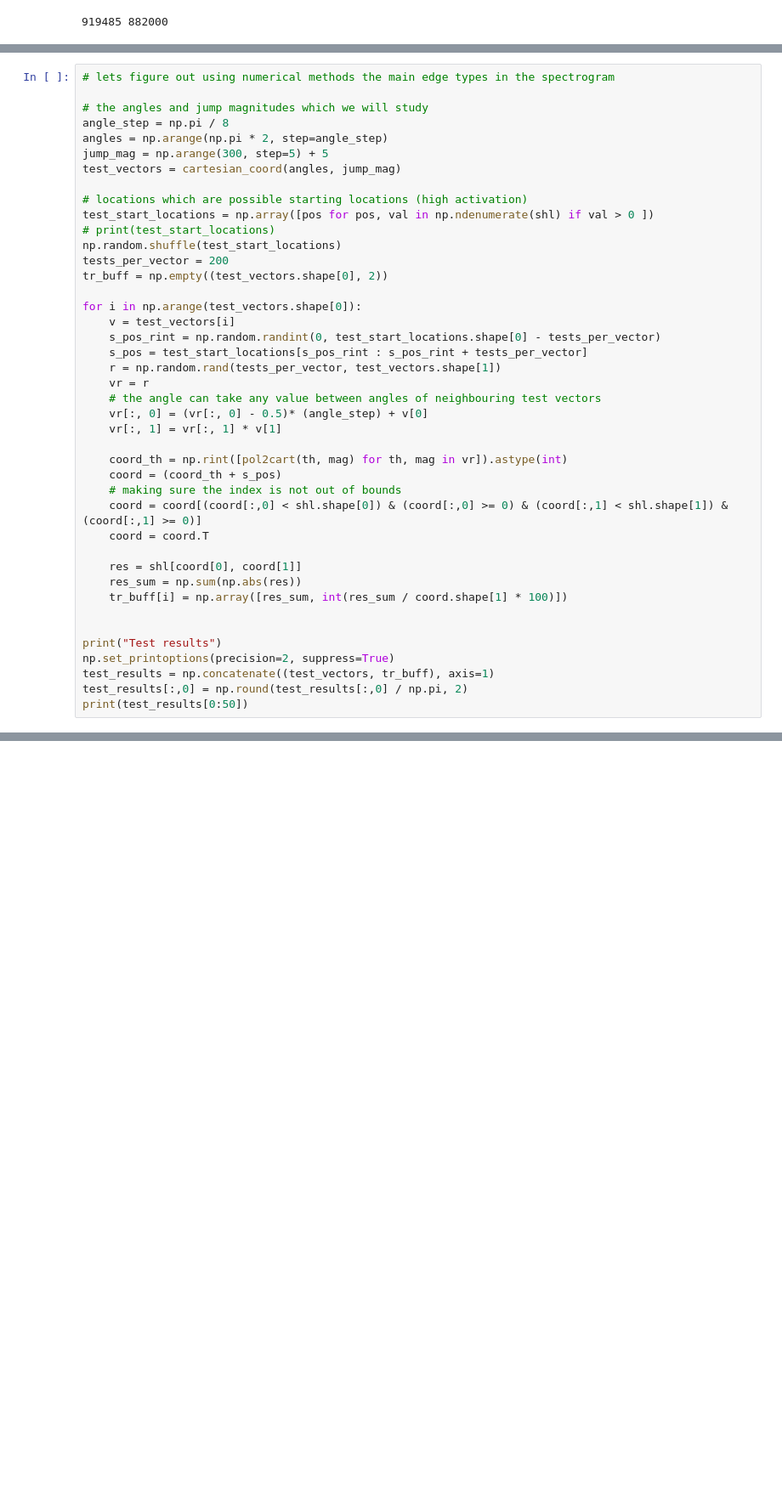
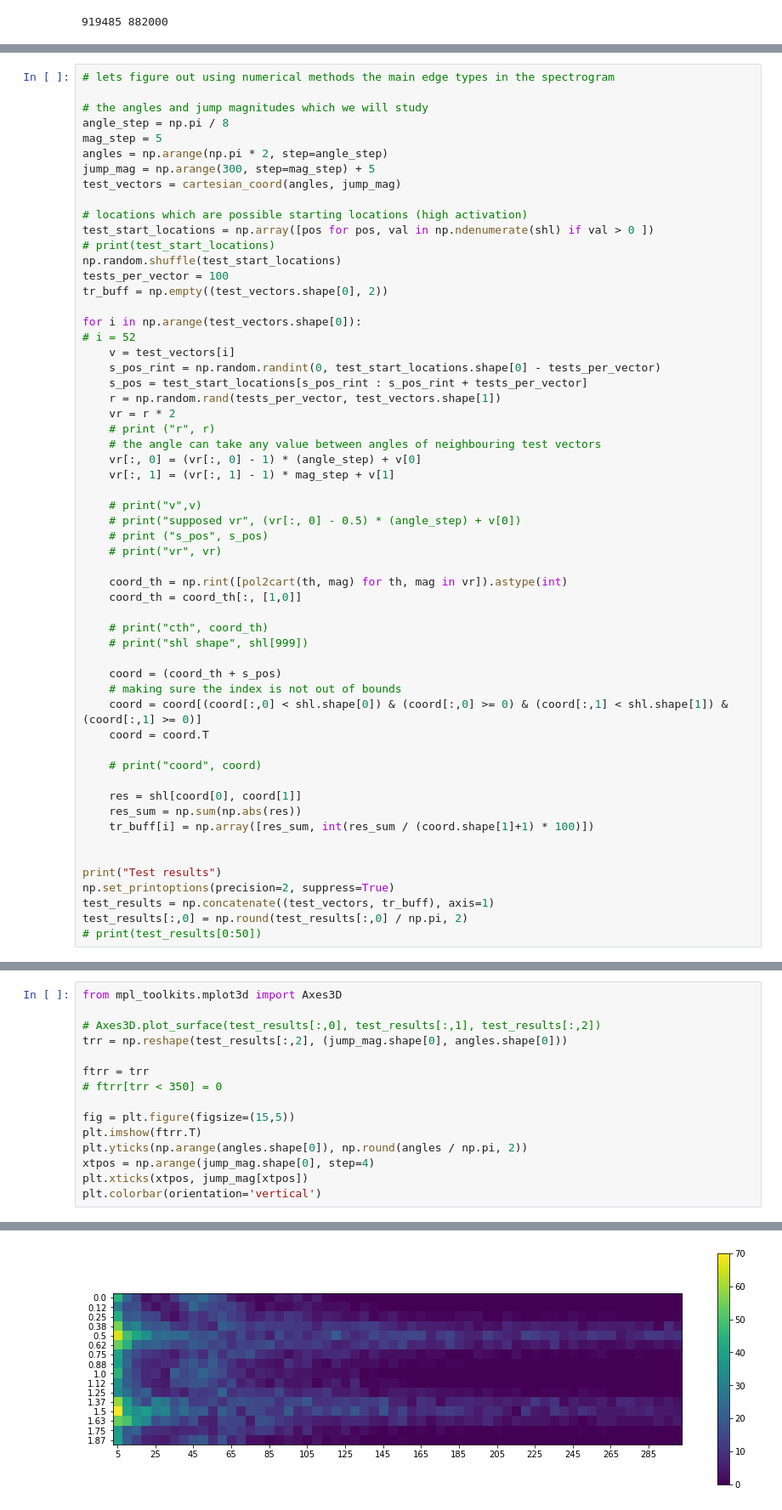
Before and after one commit to antonkatz/audio-search, a Jupyter notebook: pattern-finding.ipynb, the cells around one changed output, grey strips where cells are left out. Shown: that part at 85% size. Drawn from its saved outputs; the diff is of its cells as text; blank space fills up the shorter version.

```diff
--- a/pattern-finding.ipynb
+++ b/pattern-finding.ipynb
@@ -133,42 +135,57 @@ plt.imshow(corr_high)
 
 # the angles and jump magnitudes which we will study
 angle_step = np.pi / 8
+mag_step = 5
 angles = np.arange(np.pi * 2, step=angle_step)
-jump_mag = np.arange(300, step=5) + 5
+jump_mag = np.arange(300, step=mag_step) + 5
 test_vectors = cartesian_coord(angles, jump_mag)
 
 # locations which are possible starting locations (high activation)
 test_start_locations = np.array([pos for pos, val in np.ndenumerate(shl) if val > 0 ])
 # print(test_start_locations)
 np.random.shuffle(test_start_locations)
-tests_per_vector = 200
+tests_per_vector = 100
 tr_buff = np.empty((test_vectors.shape[0], 2))
 
 for i in np.arange(test_vectors.shape[0]):
+# i = 52
     v = test_vectors[i]
     s_pos_rint = np.random.randint(0, test_start_locations.shape[0] - tests_per_vector)
     s_pos = test_start_locations[s_pos_rint : s_pos_rint + tests_per_vector]
     r = np.random.rand(tests_per_vector, test_vectors.shape[1])
-    vr = r
+    vr = r * 2
+    # print ("r", r)
     # the angle can take any value between angles of neighbouring test vectors
-    vr[:, 0] = (vr[:, 0] - 0.5)* (angle_step) + v[0]
-    vr[:, 1] = vr[:, 1] * v[1]
+    vr[:, 0] = (vr[:, 0] - 1) * (angle_step) + v[0]
+    vr[:, 1] = (vr[:, 1] - 1) * mag_step + v[1]
+
+    # print("v",v)
+    # print("supposed vr", (vr[:, 0] - 0.5) * (angle_step) + v[0])
+    # print ("s_pos", s_pos)
+    # print("vr", vr)
 
     coord_th = np.rint([pol2cart(th, mag) for th, mag in vr]).astype(int)
+    coord_th = coord_th[:, [1,0]]
+
+    # print("cth", coord_th)
+    # print("shl shape", shl[999])
+
     coord = (coord_th + s_pos)
     # making sure the index is not out of bounds
     coord = coord[(coord[:,0] < shl.shape[0]) & (coord[:,0] >= 0) & (coord[:,1] < shl.shape[1]) & (coord[:,1] >= 0)]
     coord = coord.T
 
+    # print("coord", coord)
+
     res = shl[coord[0], coord[1]]
     res_sum = np.sum(np.abs(res))
-    tr_buff[i] = np.array([res_sum, int(res_sum / coord.shape[1] * 100)])
+    tr_buff[i] = np.array([res_sum, int(res_sum / (coord.shape[1]+1) * 100)])
 
 
 print("Test results")
 np.set_printoptions(precision=2, suppress=True)
 test_results = np.concatenate((test_vectors, tr_buff), axis=1)
 test_results[:,0] = np.round(test_results[:,0] / np.pi, 2)
-print(test_results[0:50])
+# print(test_results[0:50])
 # %% [output]
 Test results
@@ -192,0 +192,16 @@ from mpl_toolkits.mplot3d import Axes3D
+# %%
+from mpl_toolkits.mplot3d import Axes3D
+
+# Axes3D.plot_surface(test_results[:,0], test_results[:,1], test_results[:,2])
+trr = np.reshape(test_results[:,2], (jump_mag.shape[0], angles.shape[0]))
+
+ftrr = trr
+# ftrr[trr < 350] = 0
+
+fig = plt.figure(figsize=(15,5))
+plt.imshow(ftrr.T)
+plt.yticks(np.arange(angles.shape[0]), np.round(angles / np.pi, 2))
+xtpos = np.arange(jump_mag.shape[0], step=4)
+plt.xticks(xtpos, jump_mag[xtpos])
+plt.colorbar(orientation='vertical')
+# %% [output]
@@ -192,0 +209 @@ from mpl_toolkits.mplot3d import Axes3D
+[figure, added]
```
Also changed, not shown: parts of 5 cells of this notebook.
